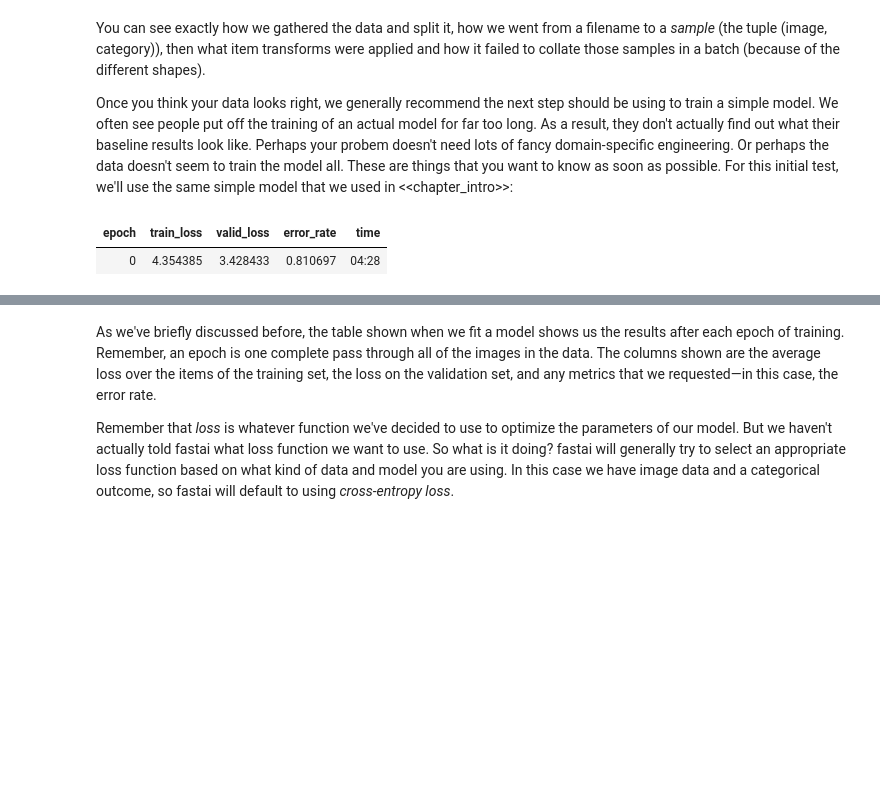
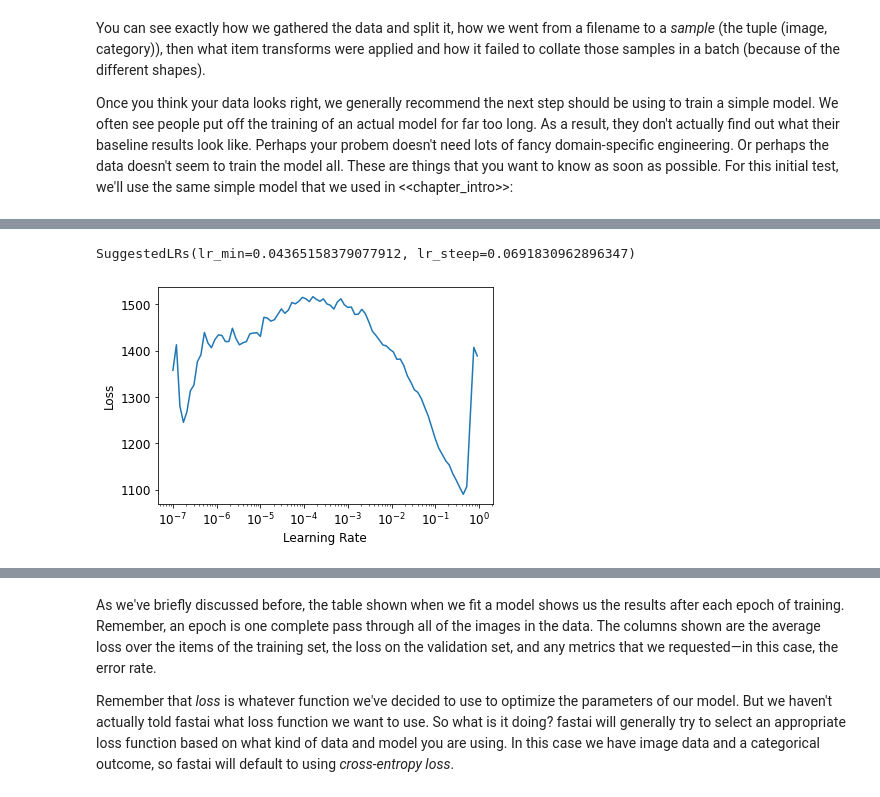
Before and after one commit to jvanelteren/age_prediction, a Jupyter notebook: age_prediction.ipynb, the cells around one changed output, grey strips where cells are left out. Drawn from its saved outputs; the diff is of its cells as text; code cells hidden in the pictures; blank space fills up the shorter version.

```diff
--- a/age_prediction.ipynb
+++ b/age_prediction.ipynb
@@ -244,7 +244,5 @@ You can see exactly how we gathered the data and split it, how we went from a fi
 Once you think your data looks right, we generally recommend the next step should be using to train a simple model. We often see people put off the training of an actual model for far too long. As a result, they don't actually find out what their baseline results look like. Perhaps your probem doesn't need lots of fancy domain-specific engineering. Or perhaps the data doesn't seem to train the model all. These are things that you want to know as soon as possible. For this initial test, we'll use the same simple model that we used in <<chapter_intro>>:
 # %%
 learn = cnn_learner(dls, resnet34, metrics=error_rate)
-learn.fine_tune(3)
+learn.lr_find()
 # %% [output]
-| epoch | train_loss | valid_loss | error_rate | time |
-| 0 | 4.354385 | 3.428433 | 0.810697 | 04:28 |
@@ -250,0 +250,2 @@ learn.fine_tune(3)
+SuggestedLRs(lr_min=0.04365158379077912, lr_steep=0.0691830962896347)
+[figure, added]
```
Also changed, not shown: parts of 7 cells of this notebook, 2 other files.
